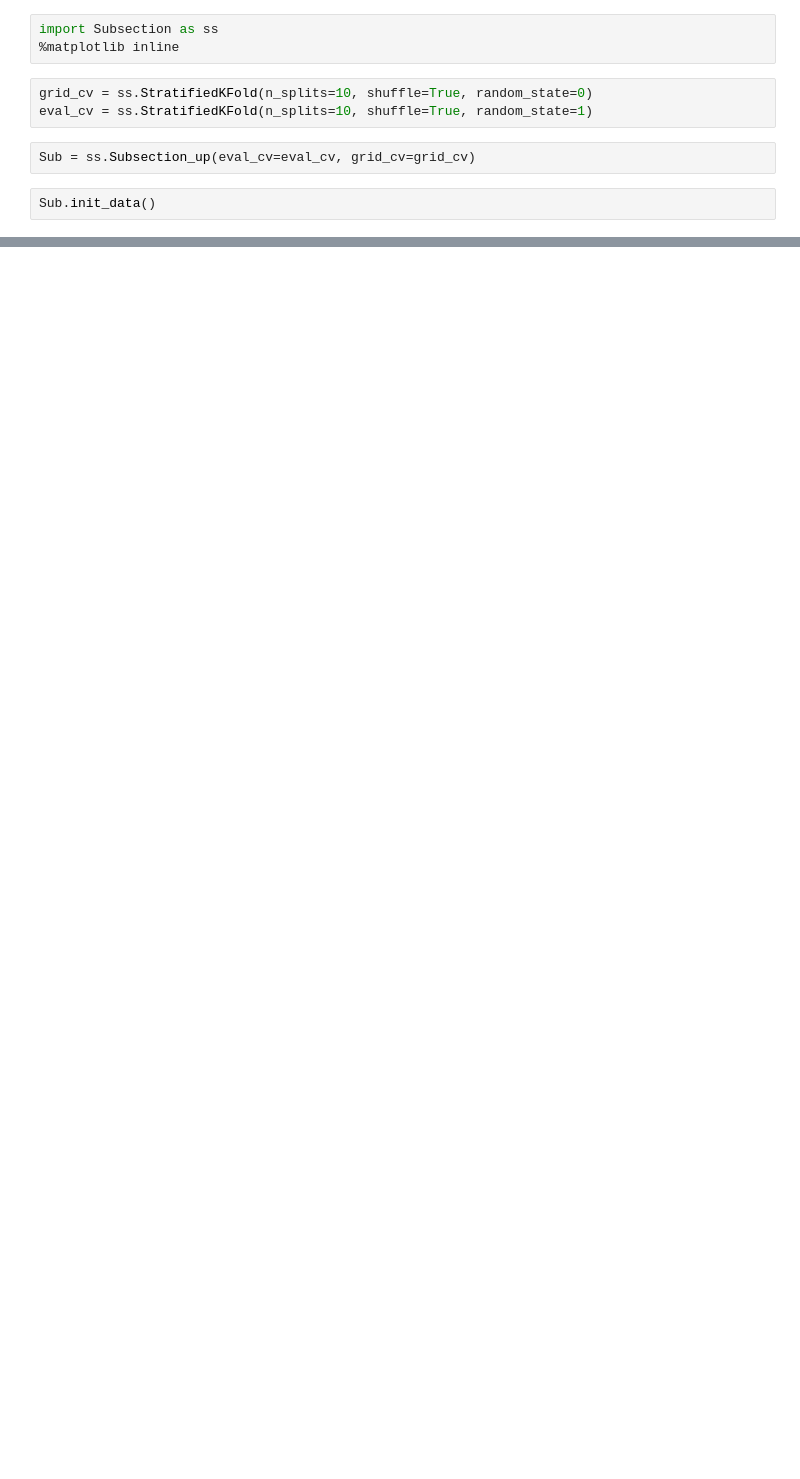
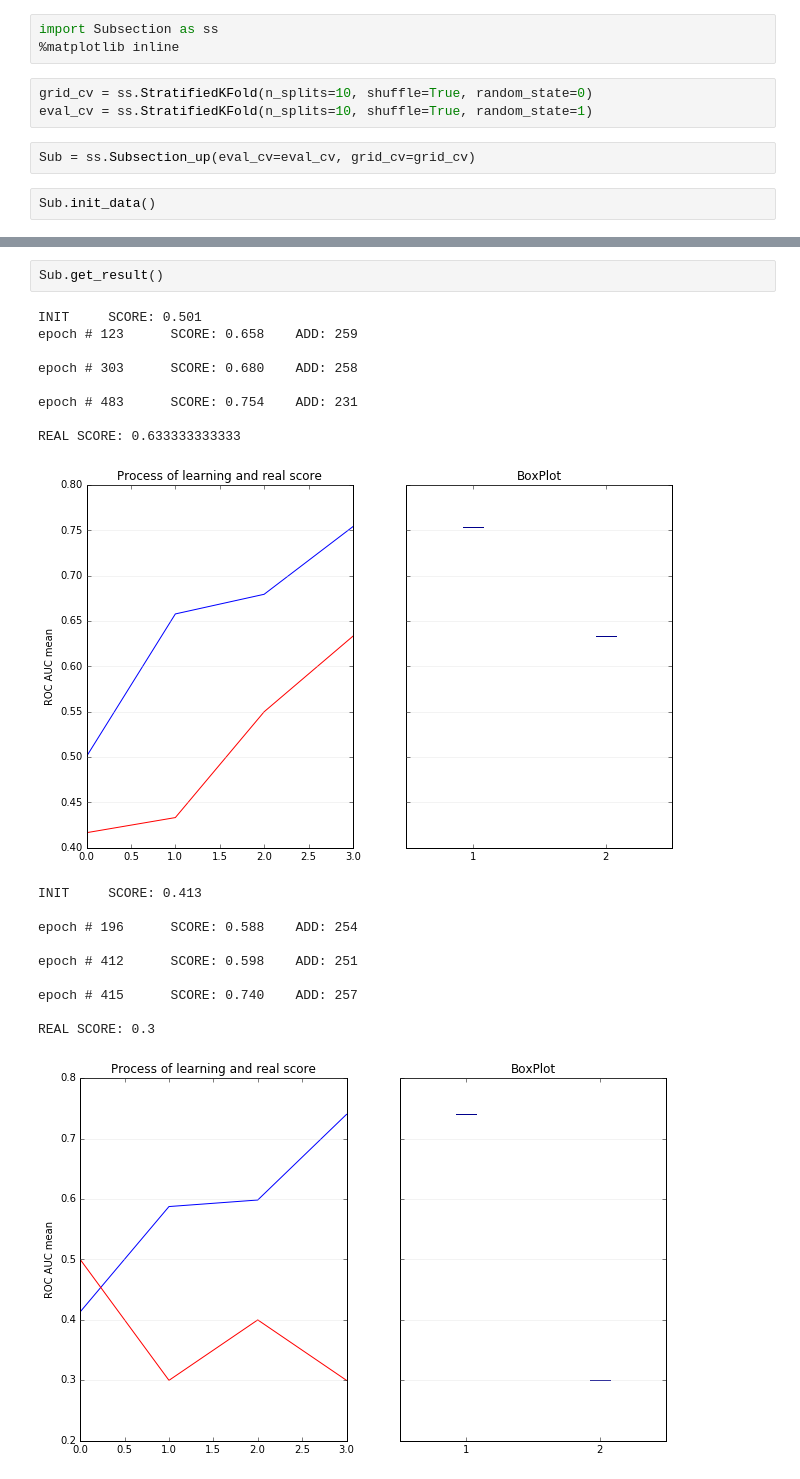
Before and after one commit to Tismoney/PRNI2016, a Jupyter notebook: Subsection/Test#5.ipynb, the cells around one changed output, grey strips where cells are left out. Cells and saved outputs as stored; diff of their text form; blank space fills up the shorter version.

```diff
--- a/Subsection/Test#5.ipynb
+++ b/Subsection/Test#5.ipynb
@@ -227,0 +157,22 @@ REAL SCORE: 0.425
+# %%
+Sub.get_result()
+# %% [output]
+INIT     SCORE: 0.501
+epoch # 123      SCORE: 0.658    ADD: 259
+
+epoch # 303      SCORE: 0.680    ADD: 258
+
+epoch # 483      SCORE: 0.754    ADD: 231
+
+REAL SCORE: 0.633333333333
+[figure, added]
+INIT     SCORE: 0.413
+
+epoch # 196      SCORE: 0.588    ADD: 254
+
+epoch # 412      SCORE: 0.598    ADD: 251
+
+epoch # 415      SCORE: 0.740    ADD: 257
+
+REAL SCORE: 0.3
+[figure, added]
```
Also changed, not shown: parts of 8 cells of this notebook, 1 other file.
